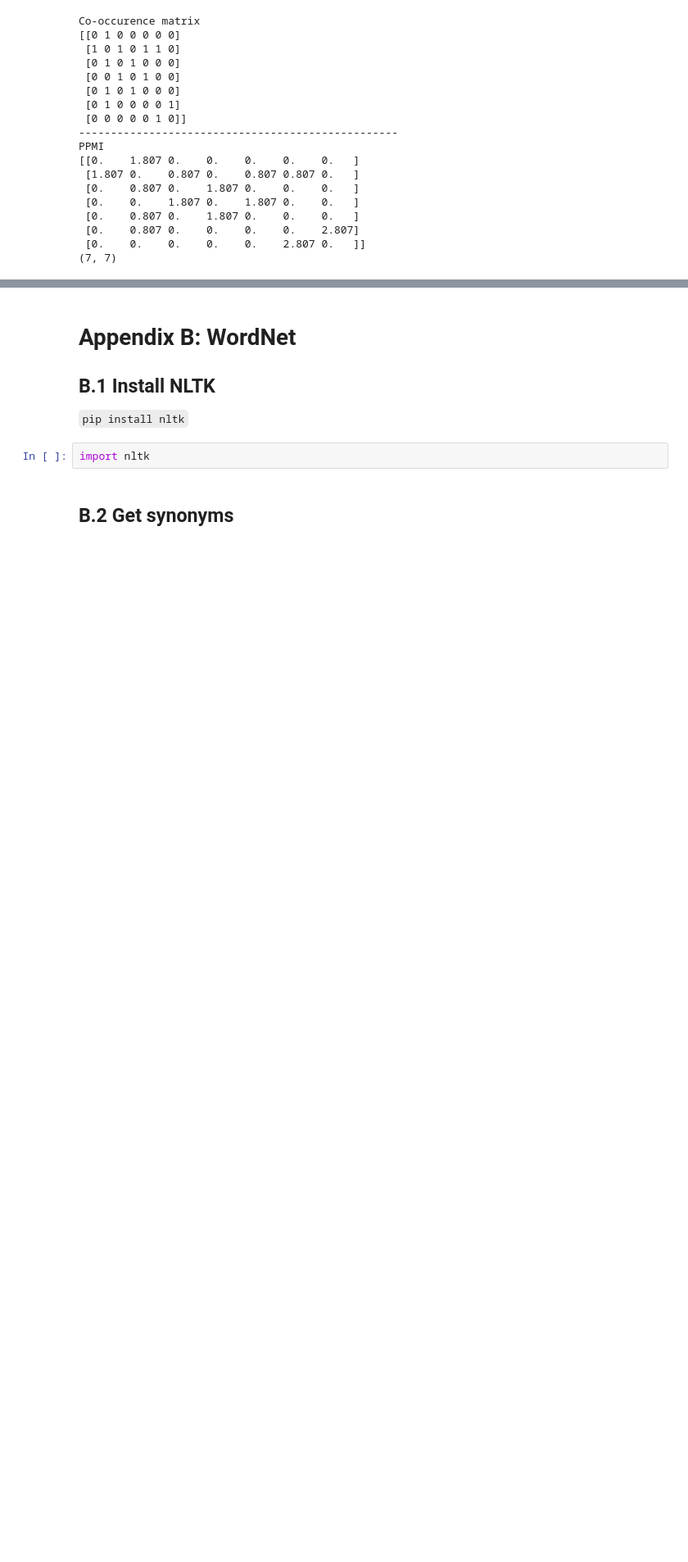
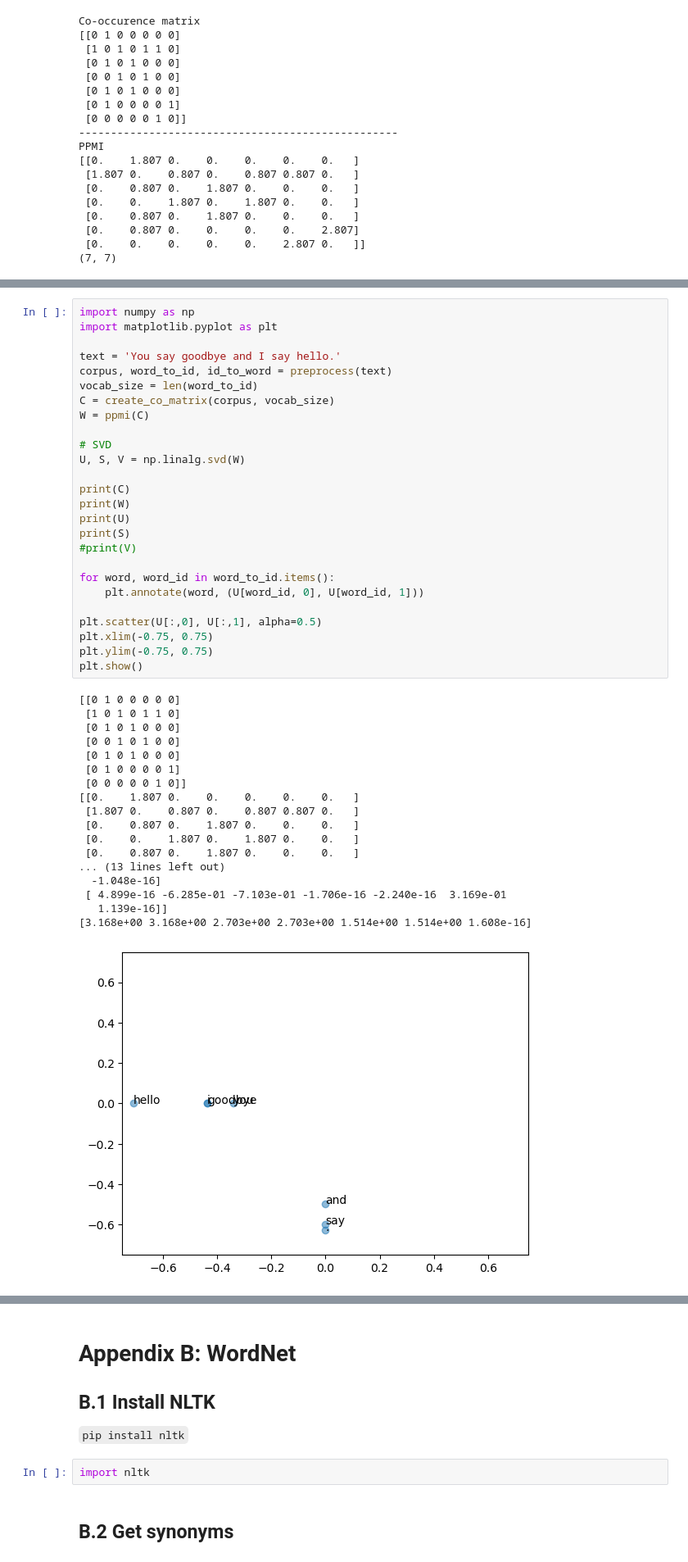
Before and after one commit to fumiaki05/dlfs2_nootbook, a Jupyter notebook: notebook/ch02.ipynb, the cells around one changed output, grey strips where cells are left out. Shown at 82% size. Cells and saved outputs as stored; diff of their text form; blank space fills up the shorter version.

```diff
--- a/notebook/ch02.ipynb
+++ b/notebook/ch02.ipynb
@@ -285,0 +288,45 @@ $$
+# %%
+import numpy as np
+import matplotlib.pyplot as plt
+
+text = 'You say goodbye and I say hello.'
+corpus, word_to_id, id_to_word = preprocess(text)
+vocab_size = len(word_to_id)
+C = create_co_matrix(corpus, vocab_size)
+W = ppmi(C)
+
+# SVD
+U, S, V = np.linalg.svd(W)
+
+print(C)
+print(W)
+print(U)
+print(S)
+#print(V)
+
+for word, word_id in word_to_id.items():
+    plt.annotate(word, (U[word_id, 0], U[word_id, 1]))
+
+plt.scatter(U[:,0], U[:,1], alpha=0.5)
+plt.xlim(-0.75, 0.75)
+plt.ylim(-0.75, 0.75)
+plt.show()
+# %% [output]
+[[0 1 0 0 0 0 0]
+ [1 0 1 0 1 1 0]
+ [0 1 0 1 0 0 0]
+ [0 0 1 0 1 0 0]
+ [0 1 0 1 0 0 0]
+ [0 1 0 0 0 0 1]
+ [0 0 0 0 0 1 0]]
+[[0.    1.807 0.    0.    0.    0.    0.   ]
+ [1.807 0.    0.807 0.    0.807 0.807 0.   ]
+ [0.    0.807 0.    1.807 0.    0.    0.   ]
+ [0.    0.    1.807 0.    1.807 0.    0.   ]
+ [0.    0.807 0.    1.807 0.    0.    0.   ]
+... (13 lines left out)
+  -1.048e-16]
+ [ 4.899e-16 -6.285e-01 -7.103e-01 -1.706e-16 -2.240e-16  3.169e-01
+   1.139e-16]]
+[3.168e+00 3.168e+00 2.703e+00 2.703e+00 1.514e+00 1.514e+00 1.608e-16]
+[figure, added]
```
Also changed, not shown: parts of 5 cells of this notebook.
